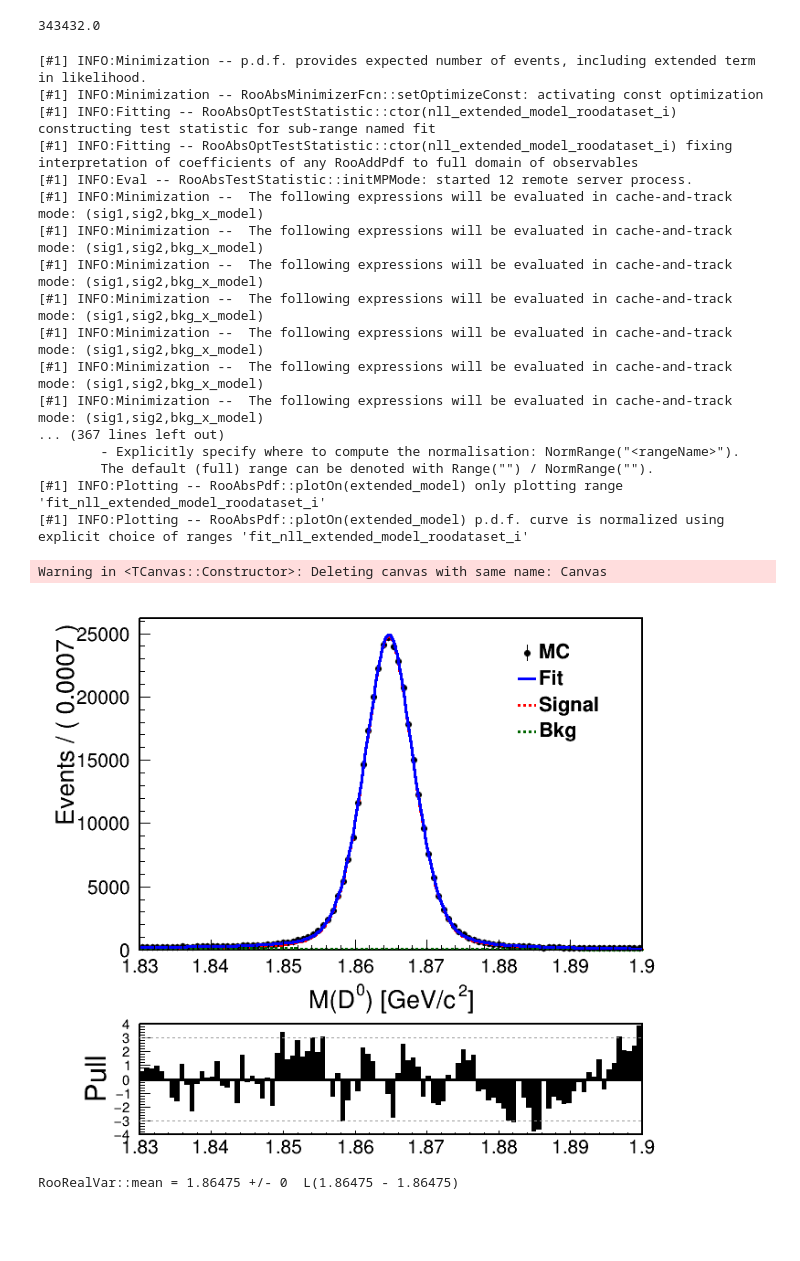
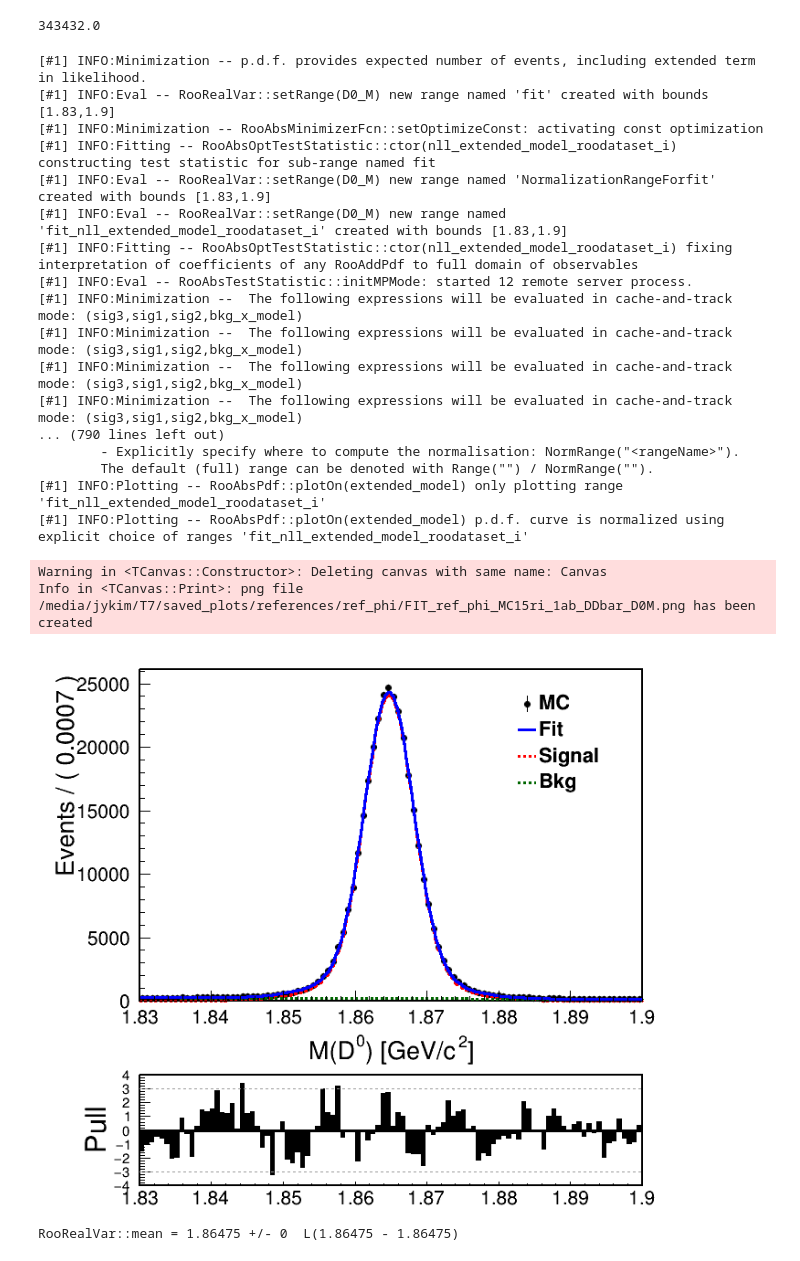
Before and after one commit to jykim-physics/DRAW_and_FITTING, a Jupyter notebook: main/FITTING/references/ref_phi.ipynb, the cells around one changed output. Drawn from its saved outputs; the diff is of its cells as text; code cells hidden in the pictures; blank space fills up the shorter version.

```diff
--- a/main/FITTING/references/ref_phi.ipynb
+++ b/main/FITTING/references/ref_phi.ipynb
@@ -574,17 +580,32 @@ print(N_total)
 
 
 mean = ROOT.RooRealVar("mean", "mean of gaussians", 1.86,1.85, 1.87)
+# sigma1 = ROOT.RooRealVar("sigma1", "width of gaussians", 0.02,0.001,0.05)
+# sigma3 = ROOT.RooRealVar("sigma3", "width of gaussians", 0.01,0.001,0.05)
+# sigma4 = ROOT.RooRealVar("sigma4", "width of gaussians", 0.01,0.001,0.05)
+
+
+# sig1 = ROOT.RooBreitWigner("sig1", "Signal component 1", x, mean, sigma1)
+# sig2 = ROOT.RooBifurGauss("sig2", "Signal component 1", x, mean, sigma3,sigma4)
+# sig1frac = ROOT.RooRealVar("sig1frac", "fraction of component 1 in signal", 0.5, 0.0, 1.0)
+# sig_model = ROOT.RooAddPdf("sig_model", "Signal1", [sig1, sig2], sig1frac)
+
 sigma1 = ROOT.RooRealVar("sigma1", "width of gaussians", 0.02,0.001,0.05)
+sigma2 = ROOT.RooRealVar("sigma2", "width of gaussians", 0.02,0.001,0.05)
 sigma3 = ROOT.RooRealVar("sigma3", "width of gaussians", 0.01,0.001,0.05)
 sigma4 = ROOT.RooRealVar("sigma4", "width of gaussians", 0.01,0.001,0.05)
 
 
-sig1 = ROOT.RooBreitWigner("sig1", "Signal component 1", x, mean, sigma1)
-sig2 = ROOT.RooBifurGauss("sig2", "Signal component 1", x, mean, sigma3,sigma4)
+
+sig1 = ROOT.RooGaussian("sig1", "Signal component 1", x, mean, sigma1)
+sig2 = ROOT.RooGaussian("sig2", "Signal component 1", x, mean, sigma2)
+sig3 = ROOT.RooBifurGauss("sig3", "Signal component 1", x, mean, sigma3,sigma4)
+
 sig1frac = ROOT.RooRealVar("sig1frac", "fraction of component 1 in signal", 0.5, 0.0, 1.0)
-sig_model = ROOT.RooAddPdf("sig_model", "Signal1", [sig1, sig2], sig1frac)
+sig2frac = ROOT.RooRealVar("sig2frac", "fraction of component 1 in signal", 0.5, 0.0, 1.0)
 
-
+sig_model1 = ROOT.RooAddPdf("sig_model1", "Signal1", [sig1, sig2], sig1frac)
+sig_model = ROOT.RooAddPdf("sig_model", "Signal1", [sig3, sig_model1], sig2frac)
 
 
 
@@ -661,7 +682,8 @@ data.plotOn(frame,Name = "data1", XErrorSize=0)
 # extended_model.plotOn(frame, Name="sig2", Components=sig2, LineStyle=ROOT.kDashed, LineColor=ROOT.kGreen)
 
 
-extended_model.plotOn(frame, Name="sig", Components=ROOT.RooArgSet(sig1,sig2), LineStyle=ROOT.kDashed, LineColor=ROOT.kRed)
+#extended_model.plotOn(frame, Name="sig", Components=ROOT.RooArgSet(sig1,sig2), LineStyle=ROOT.kDashed, LineColor=ROOT.kRed)
+extended_model.plotOn(frame, Name="sig", Components=sig_model, LineStyle=ROOT.kDashed, LineColor=ROOT.kRed)
 
 
 
@@ -717,43 +739,44 @@ xmax1 = ctypes.c_double(fitting_region[1])
 # xmin1 = 0.1
 # xmax1 = 0.18
 line = ROOT.TLine(xmin1,0.0,xmax1,0.0)
 line1 = ROOT.TLine(xmin1,3.0,xmax1,3.0)
 line2 = ROOT.TLine(xmin1,-3.0,xmax1,-3.0)
 
 line.SetLineColor(ROOT.kBlack)
 line.SetLineWidth(3)
 line1.SetLineColor(ROOT.kGray+1)
 line2.SetLineColor(ROOT.kGray+1)
 line1.SetLineStyle(2)
 line2.SetLineStyle(2)
 line.Draw("SAME")
 line1.Draw("SAME")
 line2.Draw("SAME")
 
 canv.Update()
 
 canv.Draw()
-# canv.SaveAs("/media/jykim/T7/saved_plots/references/ref_phi/FIT_ref_phi_MC15ri_1ab_DDbar_D0M.png")
+canv.SaveAs("/media/jykim/T7/saved_plots/references/ref_phi/FIT_ref_phi_MC15ri_1ab_DDbar_D0M.png")
 # %% [output]
 [#1] INFO:Minimization -- p.d.f. provides expected number of events, including extended term in likelihood.
+[#1] INFO:Eval -- RooRealVar::setRange(D0_M) new range named 'fit' created with bounds [1.83,1.9]
 [#1] INFO:Minimization -- RooAbsMinimizerFcn::setOptimizeConst: activating const optimization
 [#1] INFO:Fitting -- RooAbsOptTestStatistic::ctor(nll_extended_model_roodataset_i) constructing test statistic for sub-range named fit
+[#1] INFO:Eval -- RooRealVar::setRange(D0_M) new range named 'NormalizationRangeForfit' created with bounds [1.83,1.9]
+[#1] INFO:Eval -- RooRealVar::setRange(D0_M) new range named 'fit_nll_extended_model_roodataset_i' created with bounds [1.83,1.9]
 [#1] INFO:Fitting -- RooAbsOptTestStatistic::ctor(nll_extended_model_roodataset_i) fixing interpretation of coefficients of any RooAddPdf to full domain of observables
 [#1] INFO:Eval -- RooAbsTestStatistic::initMPMode: started 12 remote server process.
-[#1] INFO:Minimization --  The following expressions will be evaluated in cache-and-track mode: (sig1,sig2,bkg_x_model)
-[#1] INFO:Minimization --  The following expressions will be evaluated in cache-and-track mode: (sig1,sig2,bkg_x_model)
-[#1] INFO:Minimization --  The following expressions will be evaluated in cache-and-track mode: (sig1,sig2,bkg_x_model)
-[#1] INFO:Minimization --  The following expressions will be evaluated in cache-and-track mode: (sig1,sig2,bkg_x_model)
-[#1] INFO:Minimization --  The following expressions will be evaluated in cache-and-track mode: (sig1,sig2,bkg_x_model)
-[#1] INFO:Minimization --  The following expressions will be evaluated in cache-and-track mode: (sig1,sig2,bkg_x_model)
-[#1] INFO:Minimization --  The following expressions will be evaluated in cache-and-track mode: (sig1,sig2,bkg_x_model)
-... (367 lines left out)
+[#1] INFO:Minimization --  The following expressions will be evaluated in cache-and-track mode: (sig3,sig1,sig2,bkg_x_model)
+[#1] INFO:Minimization --  The following expressions will be evaluated in cache-and-track mode: (sig3,sig1,sig2,bkg_x_model)
+[#1] INFO:Minimization --  The following expressions will be evaluated in cache-and-track mode: (sig3,sig1,sig2,bkg_x_model)
+[#1] INFO:Minimization --  The following expressions will be evaluated in cache-and-track mode: (sig3,sig1,sig2,bkg_x_model)
+... (790 lines left out)
         - Explicitly specify where to compute the normalisation: NormRange("<rangeName>").
         The default (full) range can be denoted with Range("") / NormRange("").
 [#1] INFO:Plotting -- RooAbsPdf::plotOn(extended_model) only plotting range 'fit_nll_extended_model_roodataset_i'
 [#1] INFO:Plotting -- RooAbsPdf::plotOn(extended_model) p.d.f. curve is normalized using explicit choice of ranges 'fit_nll_extended_model_roodataset_i'
 Warning in <TCanvas::Constructor>: Deleting canvas with same name: Canvas
+Info in <TCanvas::Print>: png file /media/jykim/T7/saved_plots/references/ref_phi/FIT_ref_phi_MC15ri_1ab_DDbar_D0M.png has been created
-[figure, old version]
+[figure, new version]
 # %%
 print(mean)
 # %% [output]
```
Also changed, not shown: parts of 17 cells of this notebook, 18 other files.
